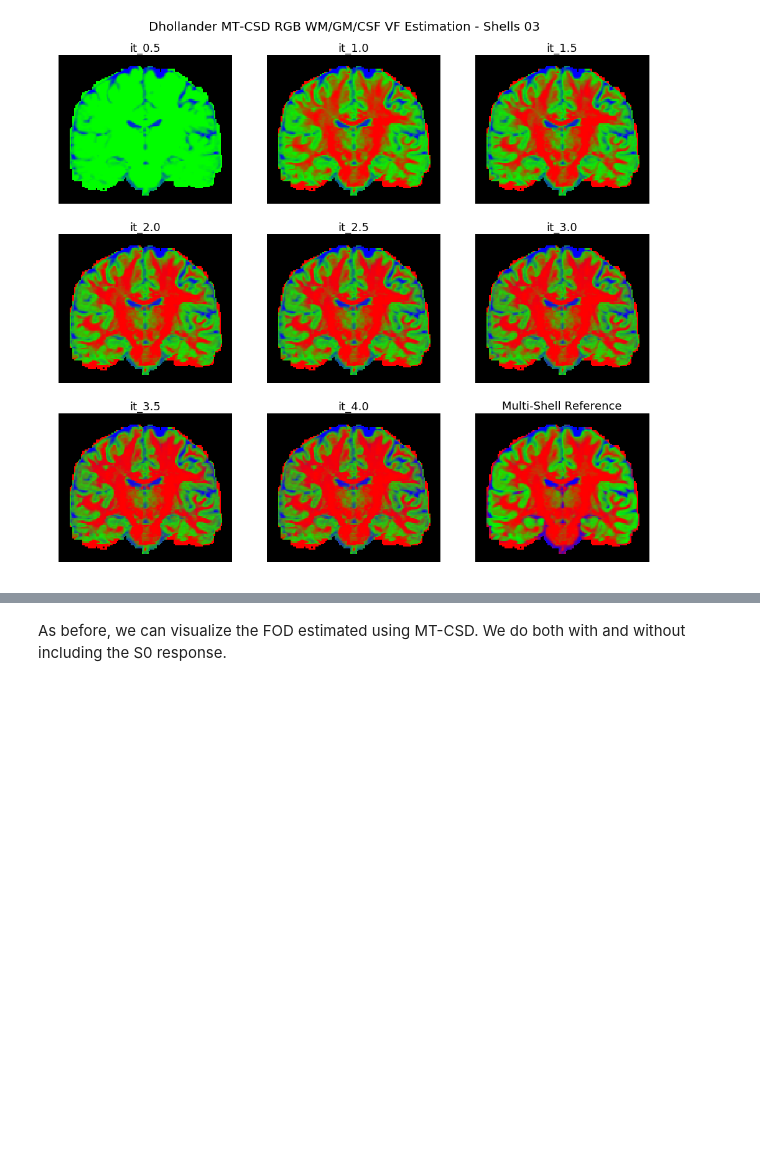
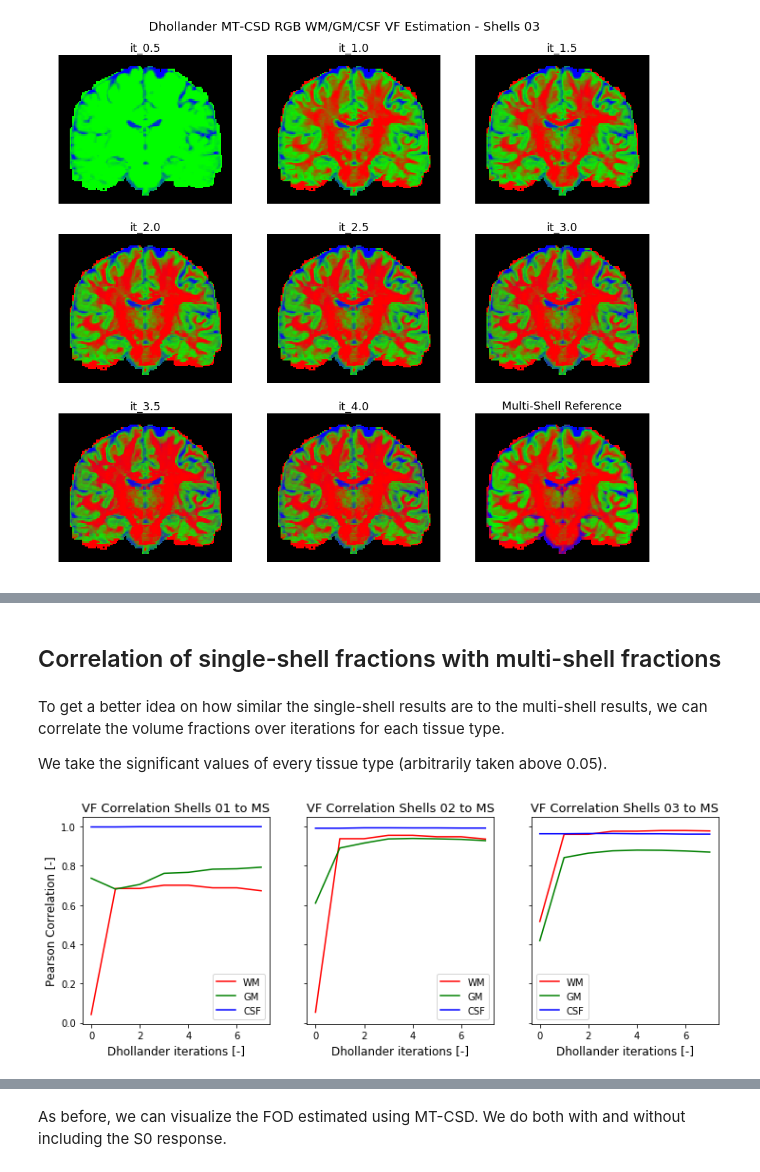
Before and after one commit to AthenaEPI/dmipy, a Jupyter notebook: examples/example_single_shell_three_tissue_csd.ipynb, the cells around one changed output, grey strips where cells are left out. Cells and saved outputs as stored; diff of their text form; code cells hidden in the pictures; blank space fills up the shorter version.

```diff
--- a/examples/example_single_shell_three_tissue_csd.ipynb
+++ b/examples/example_single_shell_three_tissue_csd.ipynb
@@ -236,8 +220,13 @@ array([0.48777457, 0.50818615, 0.00403928])
 full_fits = []
 for scheme, data, tissue_response in zip(
         schemes[:-1], data[:-1], tissue_responses[:-1]):
-    print('bla')
     full_fits.append(single_shell_three_tissue_csd(
-        scheme, data, tissue_response, it_max=4,
-        csd_fit_verbose=False, dhollander_verbose=True))
+        scheme, data, tissue_response, N_iterations=4,
+        return_all_csd_fits=True, csd_fit_verbose=False))
+
+# we also fit the MT-CSD model to the multi-shell data as comparison
+mtcsd_mod_3shell = (
+    MultiCompartmentSphericalHarmonicsModel(tissue_responses[-1]))
+mtcsd_fit_3shell = mtcsd_mod_3shell.fit(
+    scheme_hcp, data_hcp, mask=data_hcp[..., 0]>0, fit_S0_response=True)
 # %% [output]
@@ -309,0 +299,36 @@ vfs_all.append(vfs)
+# %% [markdown]
+## Correlation of single-shell fractions with multi-shell fractions
+# %% [markdown]
+To get a better idea on how similar the single-shell results are to the multi-shell results, we can correlate the volume fractions over iterations for each tissue type.
+
+We take the significant values of every tissue type (arbitrarily taken above 0.05).
+# %%
+from scipy.stats import pearsonr
+mask = data[..., 0] > 0
+names = ['partial_volume_0', 'partial_volume_1', 'partial_volume_2']
+txts = ['WM', 'GM', 'CSF']
+titles = ['Shells 01', 'Shells 02', 'Shells 03']
+
+fig, axs = plt.subplots(ncols=3, figsize=[12, 4], sharey=True)
+axs = axs.ravel()
+axs[0].set_ylabel('Pearson Correlation [-]', fontsize=12)
+
+for i, full_fit in enumerate(full_fits):
+    pearson_r_it = []
+    for fit in full_fit:
+        pearson_r = []
+        for name in names:
+            ms_result = mtcsd_fit_3shell.fitted_and_linked_parameters[name][mask]
+            ss_result = fit.fitted_and_linked_parameters[name][mask]
+            sig_vf_mask = ms_result > 0.05  # only correlate significant values
+            pearson_r.append(pearsonr(ms_result[sig_vf_mask], ss_result[sig_vf_mask])[0])
+        pearson_r_it.append(pearson_r)
+    pearson_r_it = np.array(pearson_r_it).T
+
+    for p_, txt, c in zip(pearson_r_it, txts, ['r', 'g', 'b']):
+        axs[i].plot(p_, c=c, label=txt)
+    axs[i].set_xlabel('Dhollander iterations [-]', fontsize=12)
+    axs[i].legend()
+    axs[i].set_title('VF Correlation {} to MS'.format(titles[i]), fontsize=13)
+# %% [output]
+[figure, added]
```
Also changed, not shown: parts of 39 cells of this notebook.
